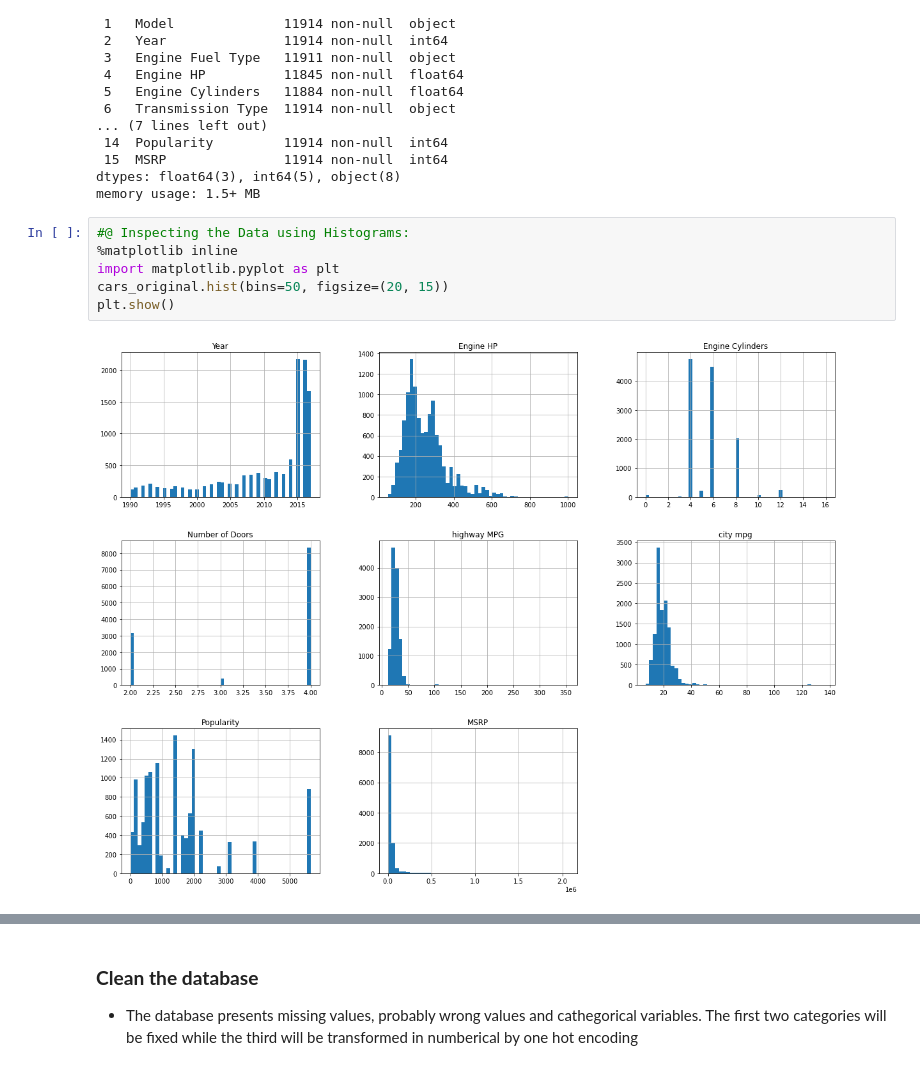
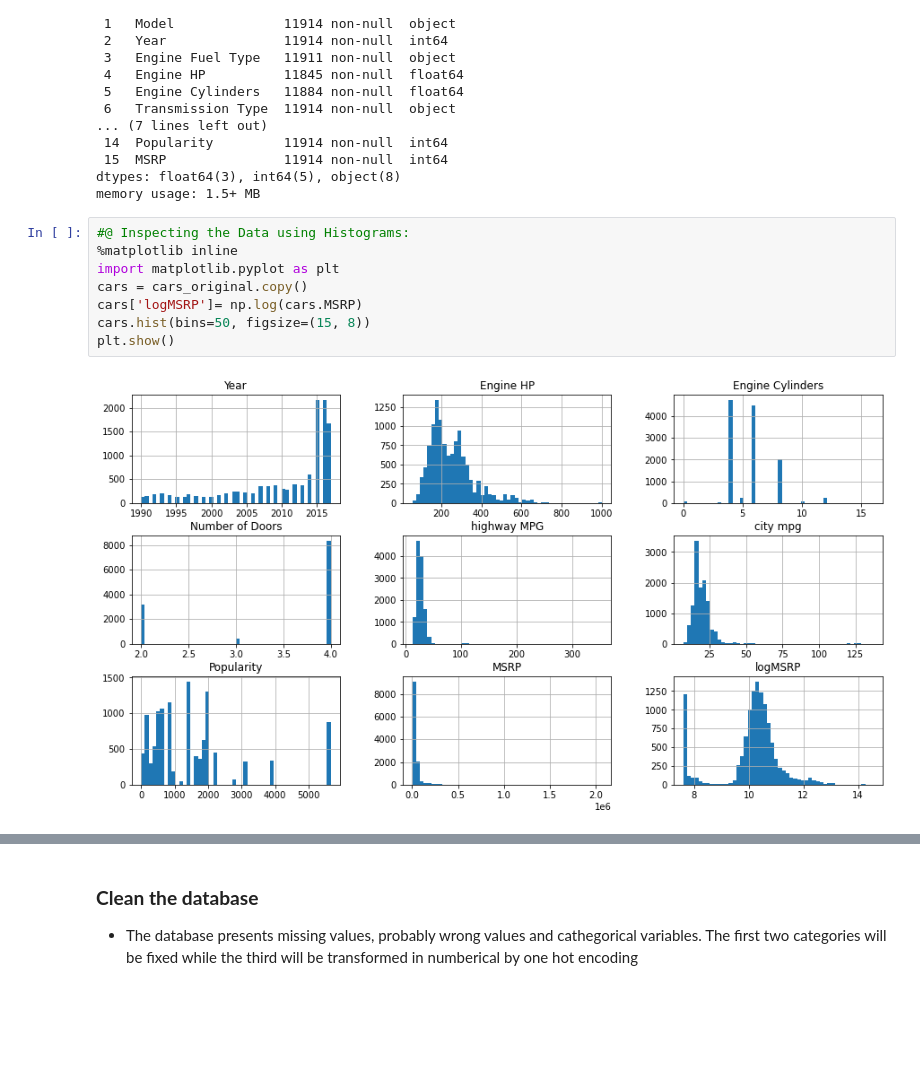
Before and after one commit to marghemar/Marketing_Analytics, a Jupyter notebook: infosys7.ipynb, the cells around one changed output, grey strips where cells are left out. Cells and saved outputs as stored; diff of their text form; blank space fills up the shorter version.

```diff
--- a/infosys7.ipynb
+++ b/infosys7.ipynb
@@ -64,8 +64,10 @@ memory usage: 1.5+ MB
 # %%
 #@ Inspecting the Data using Histograms:
 %matplotlib inline
 import matplotlib.pyplot as plt
-cars_original.hist(bins=50, figsize=(20, 15))
+cars = cars_original.copy()
+cars['logMSRP']= np.log(cars.MSRP)
+cars.hist(bins=50, figsize=(15, 8))
 plt.show()
 # %% [output]
-[figure, old version]
+[figure, new version]
```
Also changed, not shown: parts of 33 cells of this notebook, 14 other files.
